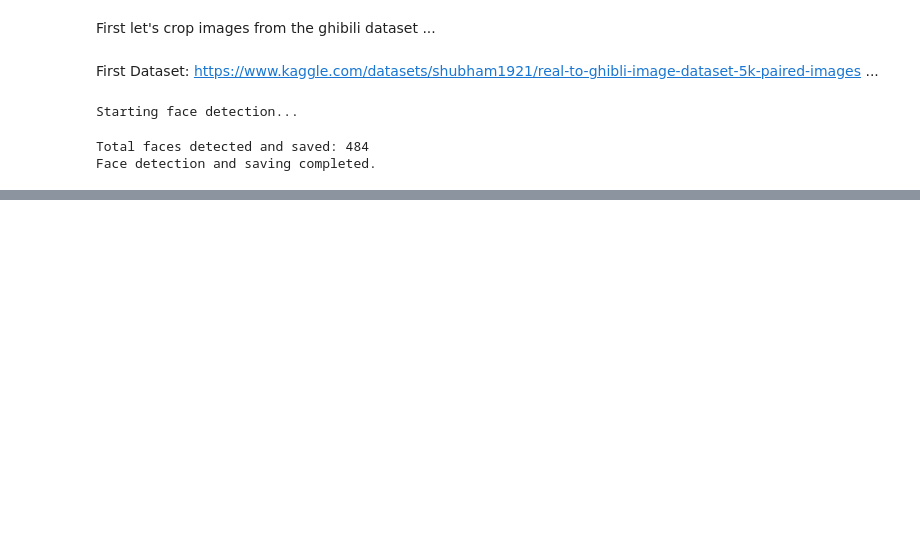
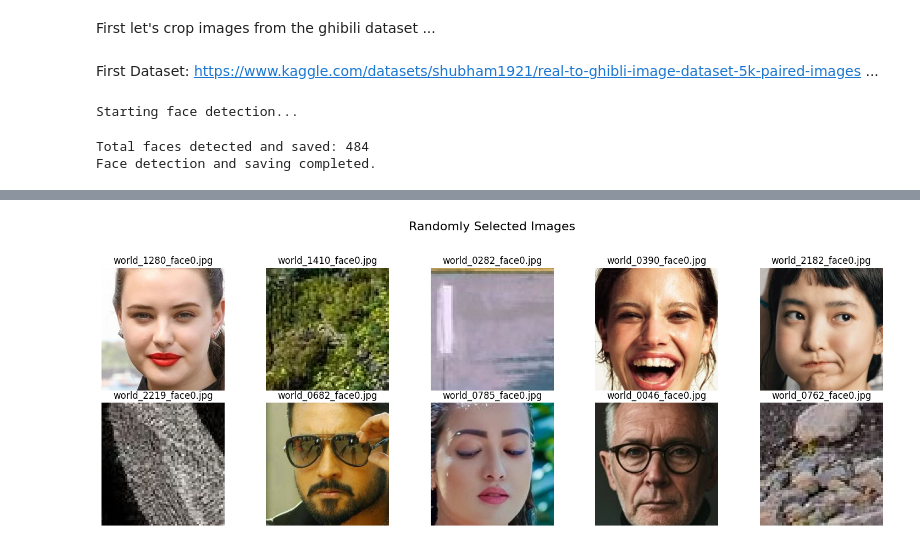
Before and after one commit to Rica320/ghibli-CycleGan, a Jupyter notebook: get_and_process_data.ipynb, the cells around one changed output, grey strips where cells are left out. Cells and saved outputs as stored; diff of their text form; code cells hidden in the pictures; blank space fills up the shorter version.

```diff
--- a/get_and_process_data.ipynb
+++ b/get_and_process_data.ipynb
@@ -83,0 +219,4 @@ plt.show()  # Show the plot
+# %%
+plot_random_images(output_folder, num_images=10)
+# %% [output]
+[figure, added]
```
Also changed, not shown: parts of 14 cells of this notebook, 1 other file.
